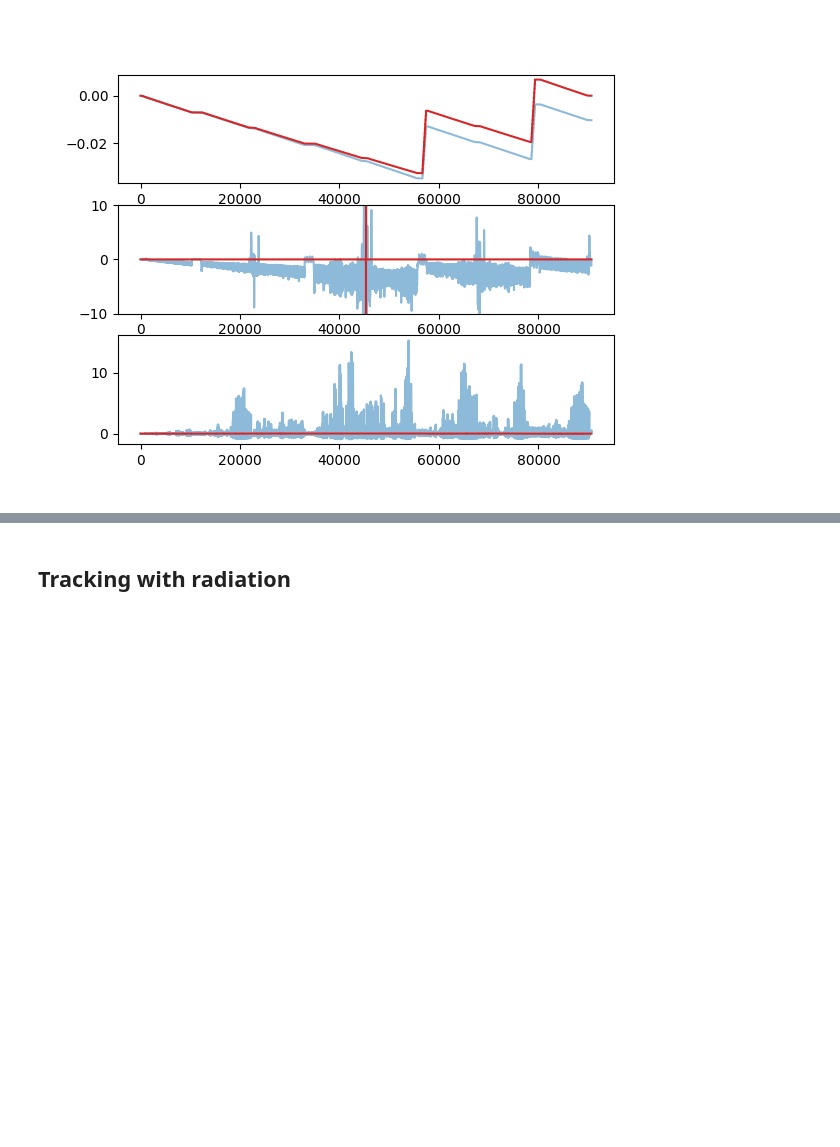
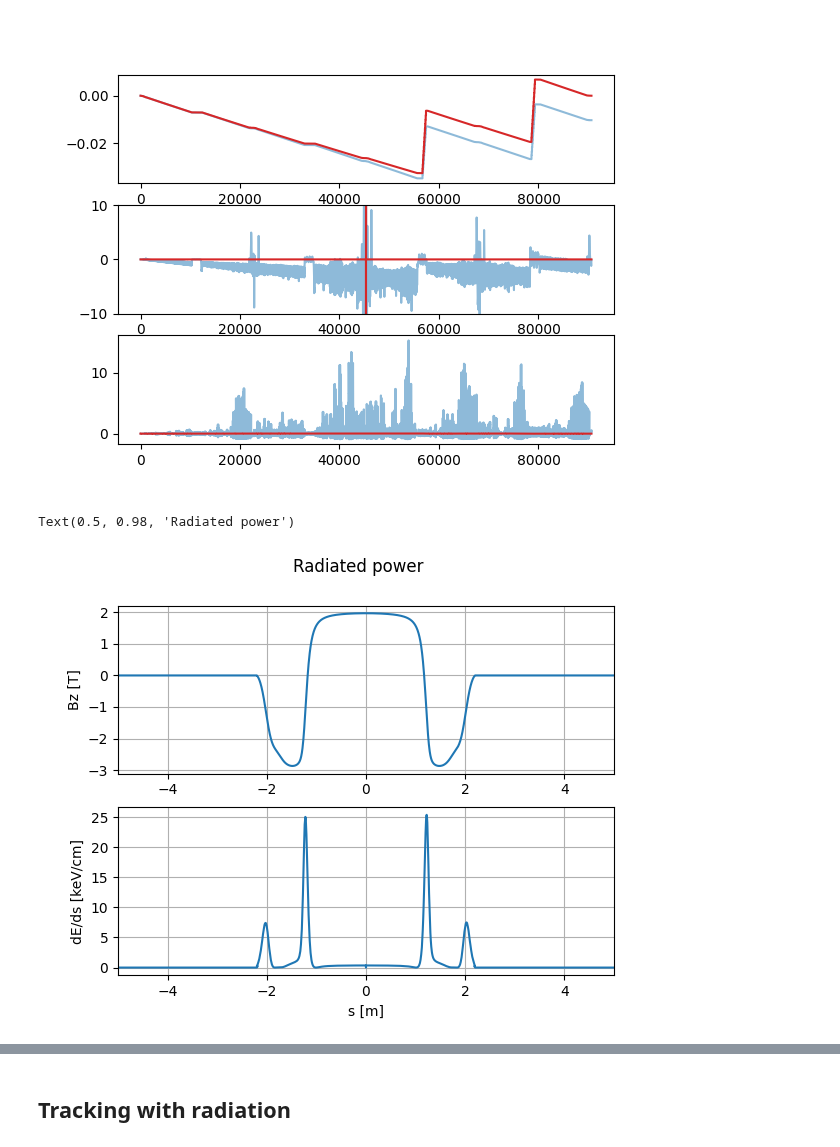
Before and after one commit to xsuite/tutorial_abp_demo, a Jupyter notebook: notebook_01_fccee_radiation.ipynb, the cells around one changed output, grey strips where cells are left out. Drawn from its saved outputs; the diff is of its cells as text; code cells hidden in the pictures; blank space fills up the shorter version.

Commit message:
Add emitted power

```diff
--- a/notebook_01_fccee_radiation.ipynb
+++ b/notebook_01_fccee_radiation.ipynb
@@ -76,6 +78,39 @@ plt.plot(tw_rad_on.s, tw_compens_on.betx / tw_rad_off.betx - 1, color='C3')
 # %% [output]
 [<matplotlib.lines.Line2D at 0x...>]
 [figure]
+# %%
+tt=line.get_table(attr=True) # Extract strengths and element lengths
+energy0 = tw_rad_on.particle_on_co.energy0[0]
+mask_ip = tt.name == 'ip.1'
+s_ip = tt['s', 'ip.1']
+
+P0_J = line.particle_ref.p0c[0] * qe / clight
+brho = P0_J / qe / line.particle_ref.q0
+Bz = tt.ks * brho
+
+# Compute radiated power per unit length
+mask_len = tt.length > 0
+dE = -(np.diff(tw_compens_on.ptau) * tw_compens_on.particle_on_co.energy0[0])
+dE_ds = tt.s * 0
+dE_ds[mask_len] = dE[mask_len[:-1]] / tt.length[mask_len]
+
+# Plot
+plt.figure(figsize=(6.4, 4.8))
+ax1 = plt.subplot(2, 1, 1, sharex=ax1)
+plt.plot(tt.s[~mask_ip] - s_ip, Bz[~mask_ip])
+plt.ylabel('Bz [T]')
+plt.grid()
+
+ax2 = plt.subplot(2, 1, 2, sharex=ax1)
+plt.plot(tw_compens_on.s - s_ip, dE_ds * 1e-2 * 1e-3, '-', label='dE/ds')
+plt.ylabel('dE/ds [keV/cm]')
+plt.xlim(-5, 5)
+plt.xlabel('s [m]')
+plt.grid()
+plt.suptitle('Radiated power')
+# %% [output]
+Text(0.5, 0.98, 'Radiated power')
+[figure, added]
 # %%
 tw = line.twiss(eneloss_and_damping=True, search_for_t_rev=True)
 # %%
```
Also changed, not shown: parts of 8 cells of this notebook.
